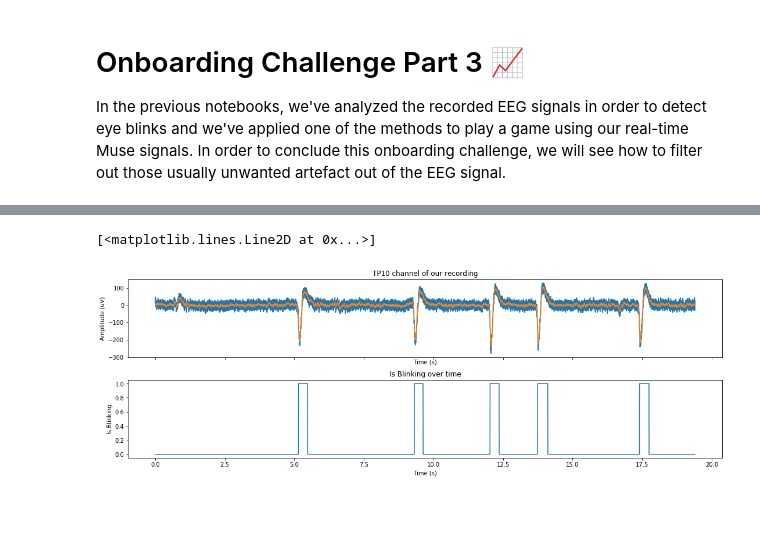
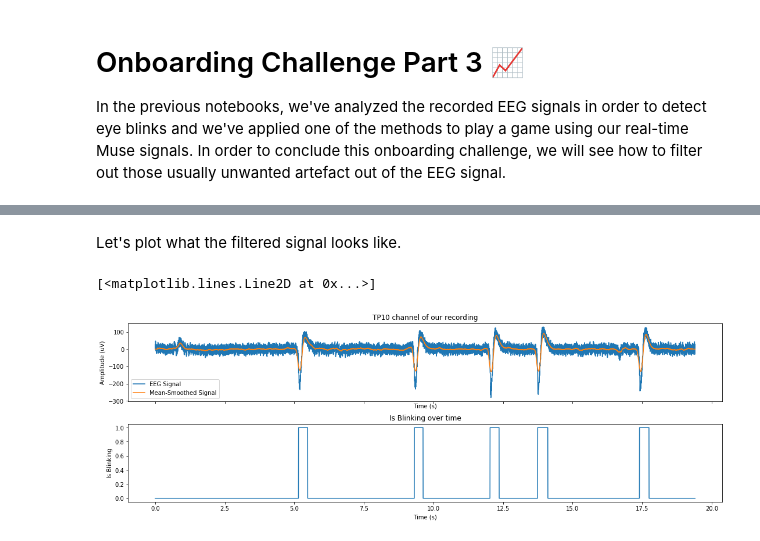
Before and after one commit to PolyCortex/onboarding-challenge, a Jupyter notebook: onboarding-challenge-part-3.ipynb, the cells around one changed output, grey strips where cells are left out. Drawn from its saved outputs; the diff is of its cells as text; code cells hidden in the pictures; blank space fills up the shorter version.

```diff
--- a/onboarding-challenge-part-3.ipynb
+++ b/onboarding-challenge-part-3.ipynb
@@ -29,25 +52,30 @@ eeg_data[CHANNEL] -= np.mean(eeg_data[CHANNEL])
 # %%
 N = len(eeg_data[CHANNEL])
-K = 5  # filter window
+# K is the filter window. If this value is small, the tendency of the
+# signal will be more local to the surrounding data points.
+K = 20
 
 filtered_signal = np.zeros(N)
 for i in range(K+1, N-K-1):
     filtered_signal[i] = np.mean(eeg_data[CHANNEL][i-K:i+K])
+# %% [markdown]
+Let's plot what the filtered signal looks like.
 # %%
 fig, axes = plt.subplots(2, 1, constrained_layout=True, sharex=True, figsize=[15,5])
 
 # Plot the TP10 channel
 axes[0].set_title('TP10 channel of our recording')
 axes[0].set_xlabel('Time (s)')
 axes[0].set_ylabel('Amplitude (uV)')
-axes[0].plot(eeg_data['timestamps'], eeg_data[CHANNEL])
-axes[0].plot(eeg_data['timestamps'], filtered_signal)
+axes[0].plot(eeg_data['timestamps'], eeg_data[CHANNEL], label="EEG Signal")
+axes[0].plot(eeg_data['timestamps'], filtered_signal, label="Mean-Smoothed Signal")
+axes[0].legend()
 
 # Plot the blink data
 axes[1].set_title('Is Blinking over time')
 axes[1].set_xlabel('Time (s)')
 axes[1].set_ylabel('Is Blinking')
 axes[1].plot(eeg_data['timestamps'], debounced_blink_signal)
 # %% [output]
 [<matplotlib.lines.Line2D at 0x...>]
-[figure, old version]
+[figure, new version]
```
Also changed, not shown: parts of 18 cells of this notebook, 2 other files.
